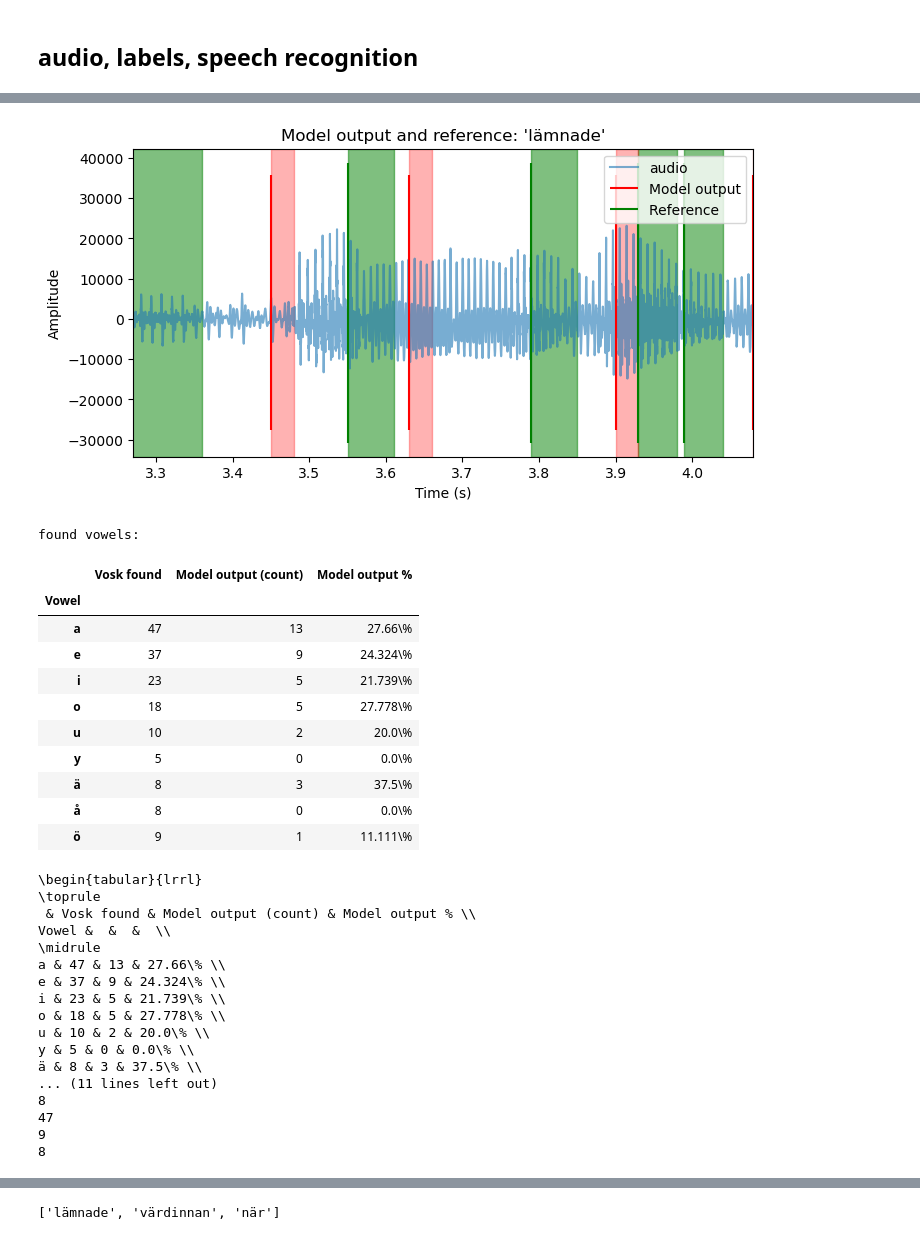
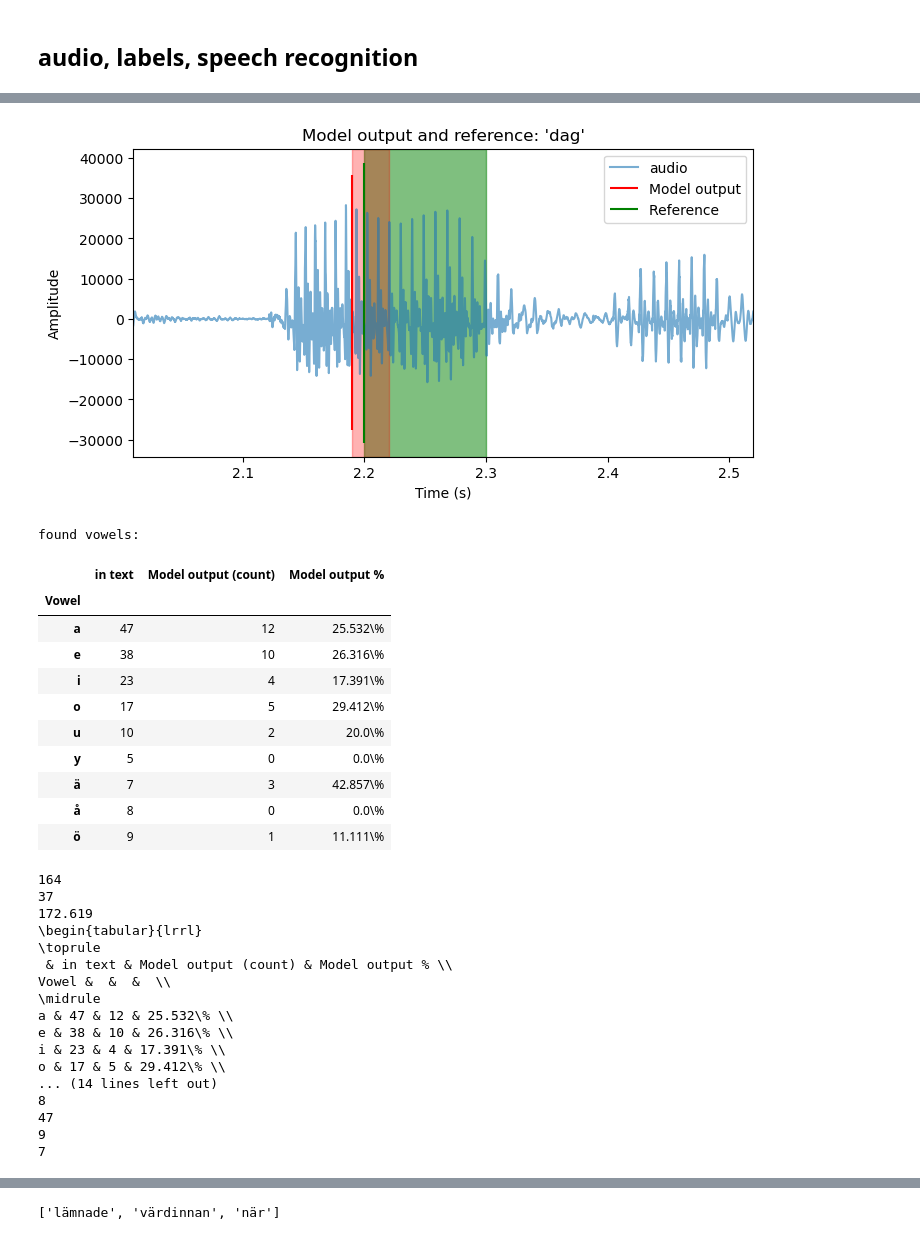
Before and after one commit to TobiasBjork/VowelProject, a Jupyter notebook: evaluation_labels.ipynb, the cells around one changed output, grey strips where cells are left out. Saved outputs shown, nothing was run; the diff lists cells and outputs as text; code cells hidden in the pictures.

Commit message:
småfix plotting

```diff
--- a/evaluation_labels.ipynb
+++ b/evaluation_labels.ipynb
@@ -86,7 +85,7 @@ i skymningen en mycket het dag i början av juli lämnade en ung man sin kammare
 reload(tools)
 plt.style.use("default")
 # plt.style.use("default")
-test = "lämnade"
+test = "dag"
 
 add_context = False
 fl = int(0.03 * Fs)
@@ -97,7 +96,7 @@ grouped_frames = tools.extract_vowels(
     Fs,
     fl,
     plot_word=test,
-    print_info=False,
+    print_info=True,
 )
 starts_all, stops_all, _, _ = tools.groupedframes_to_lists(grouped_frames)
 plt.savefig("figures/exampleword_bad_light.svg", dpi=600)
@@ -110,4 +135,5 @@ unique stop points: 38
 # %%
+reload(tools)
 words_str = [w["word"] for w in words]
 
 # find vosk timestamps
@@ -116,14 +142,14 @@ idx = words_str.index(test)
 start, stop = words[idx]["start"], words[idx]["end"]
 
 plt.figure(figsize=(8, 4))
-tools.plot_intervals(audio, starts_all, stops_all, labels_df, Fs)
+tools.plot_intervals(audio, starts_all, stops_all, labels_df, Fs, plot_only=[8])
 tr = (0, len(audio) / Fs)
-tr = (start - 3 * fl / Fs, stop + 3 * fl / Fs)
+tr = (start - 3 * fl / Fs, stop + 2.99 * fl / Fs)
 
 plt.xlim(*tr)
 plt.legend(loc="upper right")
 plt.title(f"Model output and reference: '{test}'")
-plt.savefig("figures/exampleword_bad_output_light.svg", dpi=600)
+plt.savefig("figures/exampleword_good_output_light.svg", dpi=600)
 
 plt.show()
 
@@ -131,64 +157,68 @@ plt.show()
 vowels_in_text = {v: 0 for v in tools.VOWELS_SV}
 for c in tools.checkVowels(text, tools.VOWELS_SV):
     vowels_in_text[c] += 1
 
 rows = []
 print("found vowels:")
 for v in grouped_frames.keys():
     rows.append(
         [
             v,
             vowels_in_text[v],
             len(grouped_frames[v]["frame"]),
             str(
                 round(
                     100 * len(grouped_frames[v]["frame"]) / max(vowels_in_text[v], 1), 3
                 )
             )
             + r"\%",
         ]
     )
 df_info = pd.DataFrame.from_records(
-    rows, columns=["Vowel", "Vosk found", "Model output (count)", "Model output %"]
+    rows, columns=["Vowel", "in text", "Model output (count)", "Model output %"]
 )
 df_info.set_index("Vowel", inplace=True)
 df_info.sort_index(inplace=True)
 display(df_info)
+print(df_info["in text"].sum())
+print(df_info["Model output (count)"].sum())
+print(sum(float(s[:-2]) for s in df_info["Model output %"]))
+
 print(df_info.to_latex())
 print("total: vowels in text", sum([vowels_in_text[v] for v in vowels_in_text.keys()]))
 for v in vowels_in_text.keys():
     print(vowels_in_text[v])
 # %% [output]
-[figure, old version]
+[figure, new version]
 found vowels:
-|  | Vosk found | Model output (count) | Model output % |
+|  | in text | Model output (count) | Model output % |
 | Vowel |  |  |  |
-| a | 47 | 13 | 27.66\% |
-| e | 37 | 9 | 24.324\% |
-| i | 23 | 5 | 21.739\% |
-| o | 18 | 5 | 27.778\% |
+| a | 47 | 12 | 25.532\% |
+| e | 38 | 10 | 26.316\% |
+| i | 23 | 4 | 17.391\% |
+| o | 17 | 5 | 29.412\% |
 | u | 10 | 2 | 20.0\% |
 | y | 5 | 0 | 0.0\% |
-| ä | 8 | 3 | 37.5\% |
+| ä | 7 | 3 | 42.857\% |
 | å | 8 | 0 | 0.0\% |
 | ö | 9 | 1 | 11.111\% |
+164
+37
+172.619
 \begin{tabular}{lrrl}
 \toprule
- & Vosk found & Model output (count) & Model output % \\
+ & in text & Model output (count) & Model output % \\
 Vowel &  &  &  \\
 \midrule
-a & 47 & 13 & 27.66\% \\
-e & 37 & 9 & 24.324\% \\
-i & 23 & 5 & 21.739\% \\
-o & 18 & 5 & 27.778\% \\
-u & 10 & 2 & 20.0\% \\
-y & 5 & 0 & 0.0\% \\
-ä & 8 & 3 & 37.5\% \\
-... (11 lines left out)
+a & 47 & 12 & 25.532\% \\
+e & 38 & 10 & 26.316\% \\
+i & 23 & 4 & 17.391\% \\
+o & 17 & 5 & 29.412\% \\
+... (14 lines left out)
 8
 47
 9
-8
+7
 # %%
 xx = np.linspace(0, 10, 200)
 rng = np.random.default_rng()
```
Also changed, not shown: parts of 10 cells of this notebook, 2 other files.
